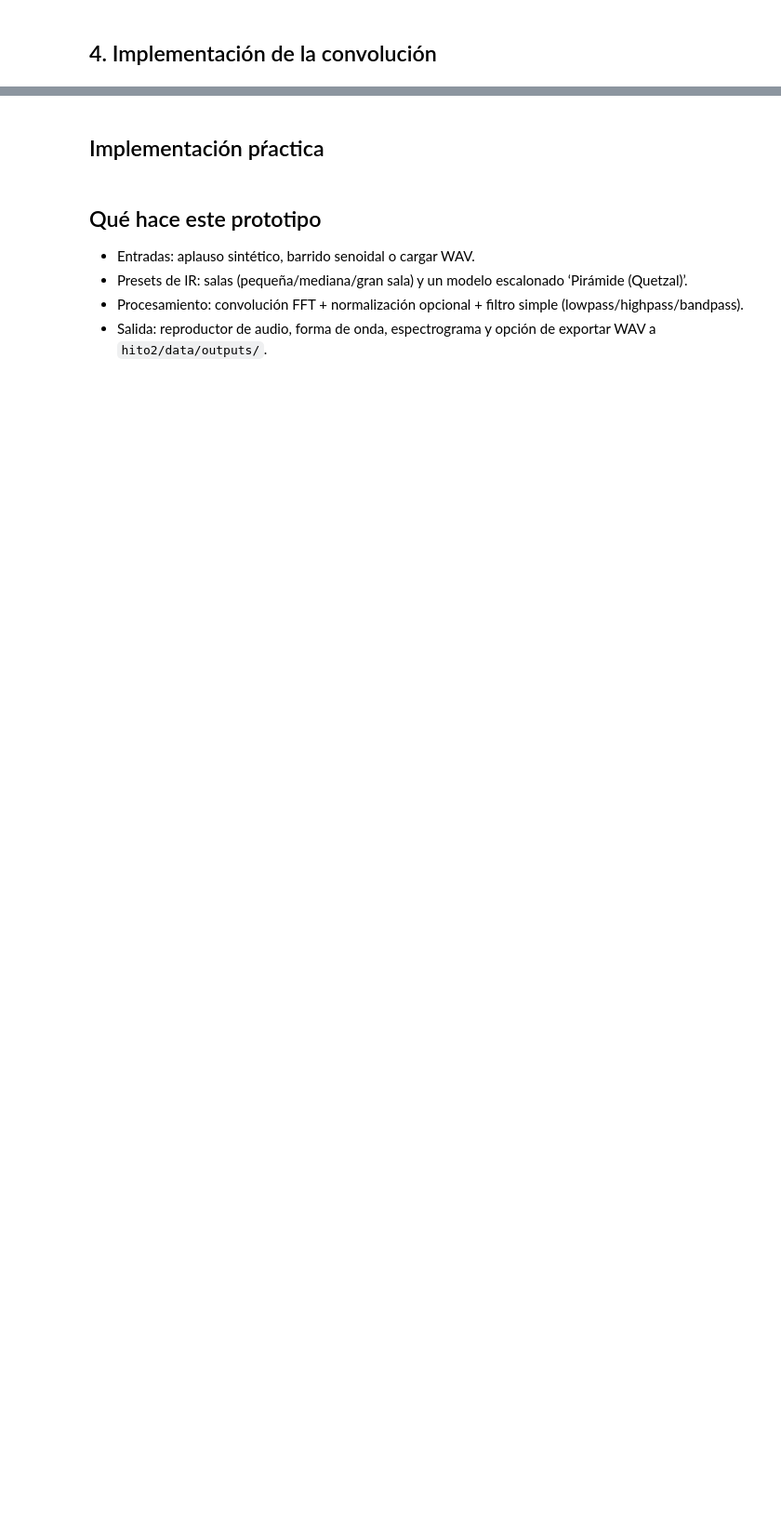
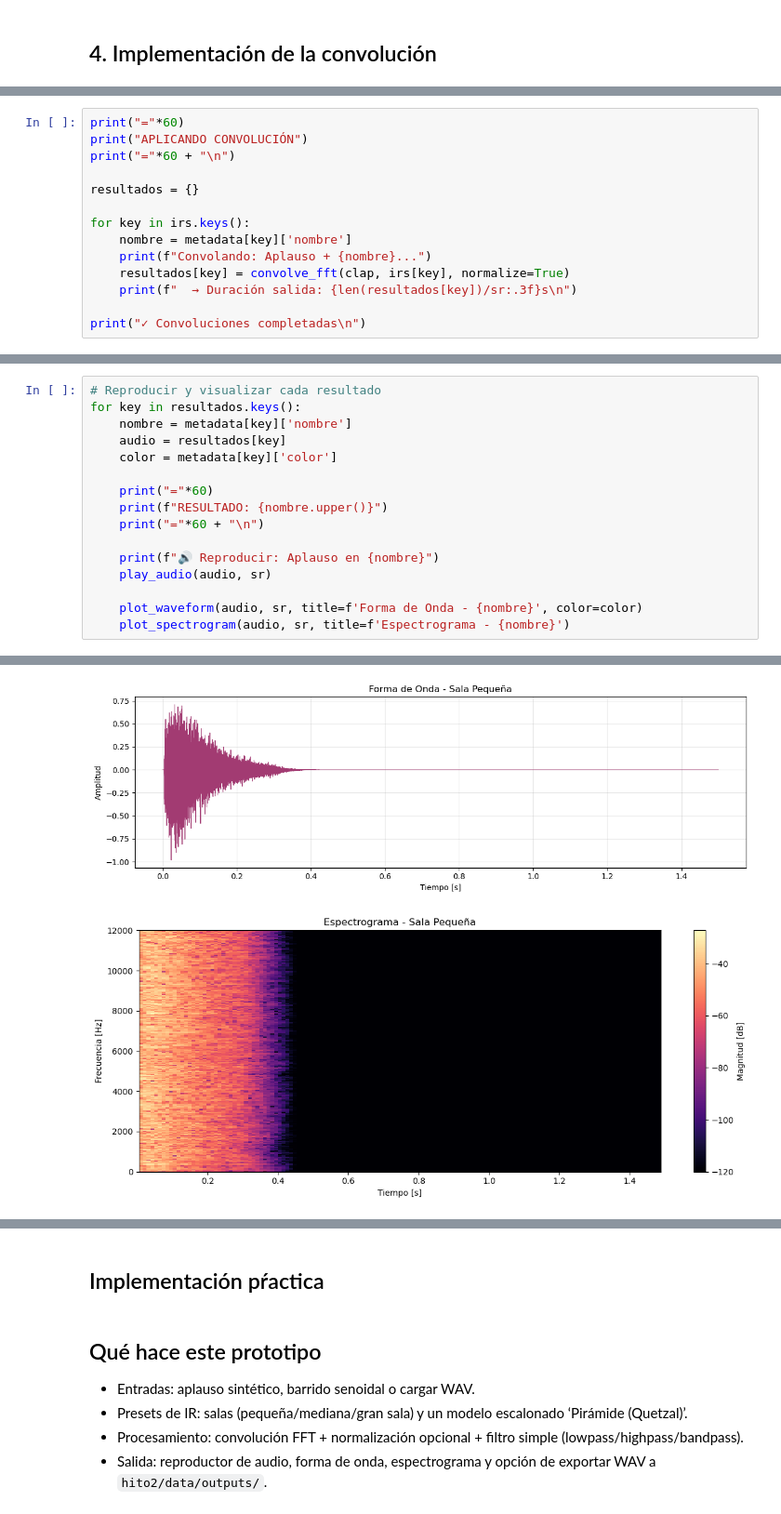
Before and after one commit to vpobleteacustica-classroom/proyecto-1-spectron, a Jupyter notebook: hito2/test.ipynb, the cells around one changed output, grey strips where cells are left out. Shown at 93% size. Saved outputs shown, nothing was run; the diff lists cells and outputs as text; blank space fills up the shorter version.

```diff
--- a/hito2/test.ipynb
+++ b/hito2/test.ipynb
@@ -40,0 +370,14 @@ $ y(t) = x(t) * h(t) $
+# %%
+print("="*60)
+print("APLICANDO CONVOLUCIÓN")
+print("="*60 + "\n")
+
+resultados = {}
+
+for key in irs.keys():
+    nombre = metadata[key]['nombre']
+    print(f"Convolando: Aplauso + {nombre}...")
+    resultados[key] = convolve_fft(clap, irs[key], normalize=True)
+    print(f"  → Duración salida: {len(resultados[key])/sr:.3f}s\n")
+
+print("✓ Convoluciones completadas\n")
@@ -40,0 +401,17 @@ $ y(t) = x(t) * h(t) $
+# %%
+# Reproducir y visualizar cada resultado
+for key in resultados.keys():
+    nombre = metadata[key]['nombre']
+    audio = resultados[key]
+    color = metadata[key]['color']
+
+    print("="*60)
+    print(f"RESULTADO: {nombre.upper()}")
+    print("="*60 + "\n")
+
+    print(f"🔊 Reproducir: Aplauso en {nombre}")
+    play_audio(audio, sr)
+
+    plot_waveform(audio, sr, title=f'Forma de Onda - {nombre}', color=color)
+    plot_spectrogram(audio, sr, title=f'Espectrograma - {nombre}')
+# %% [output]
@@ -40,0 +424,2 @@ $ y(t) = x(t) * h(t) $
+[figure, added]
+[figure, added]
```
Also changed, not shown: parts of 20 cells of this notebook, 7 other files.
